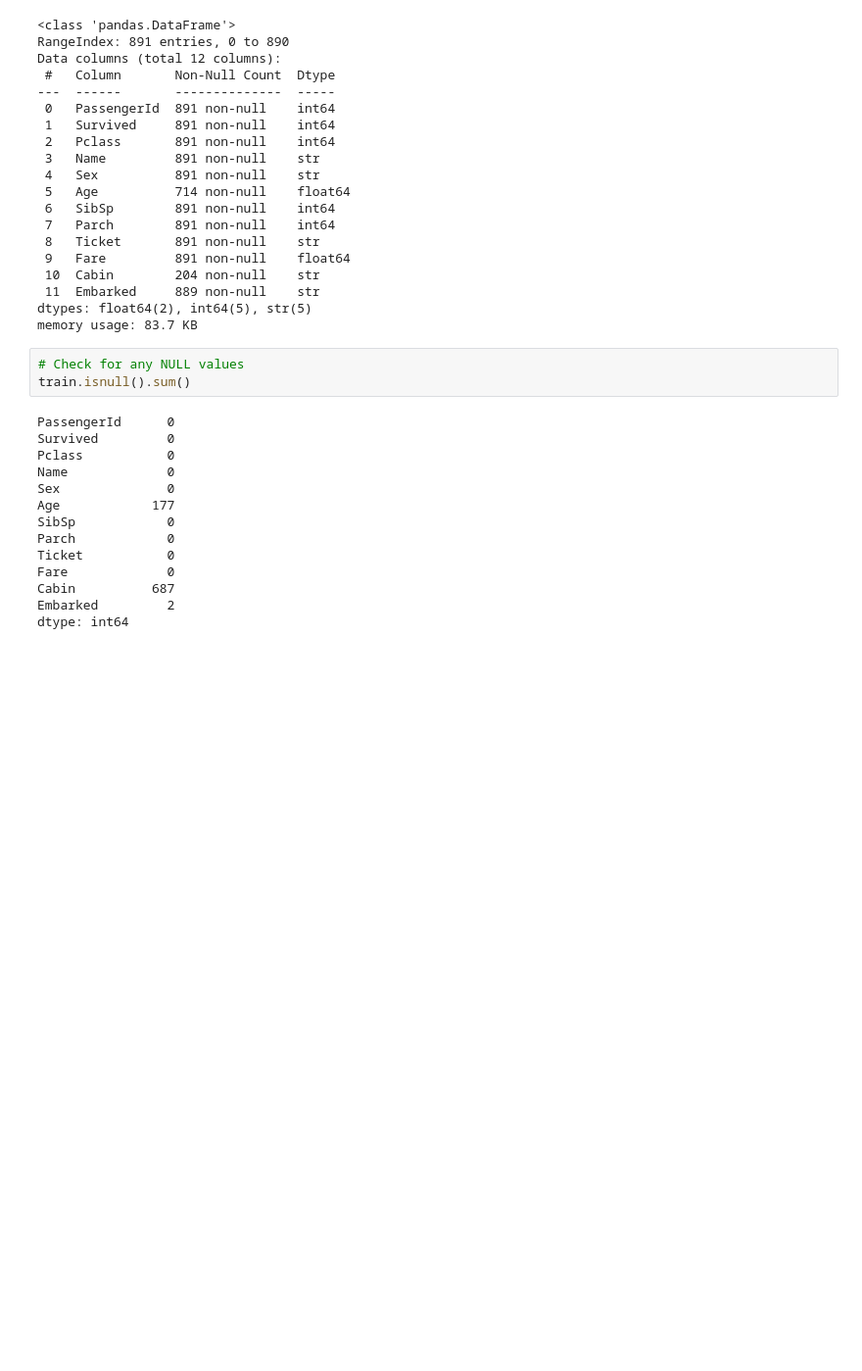
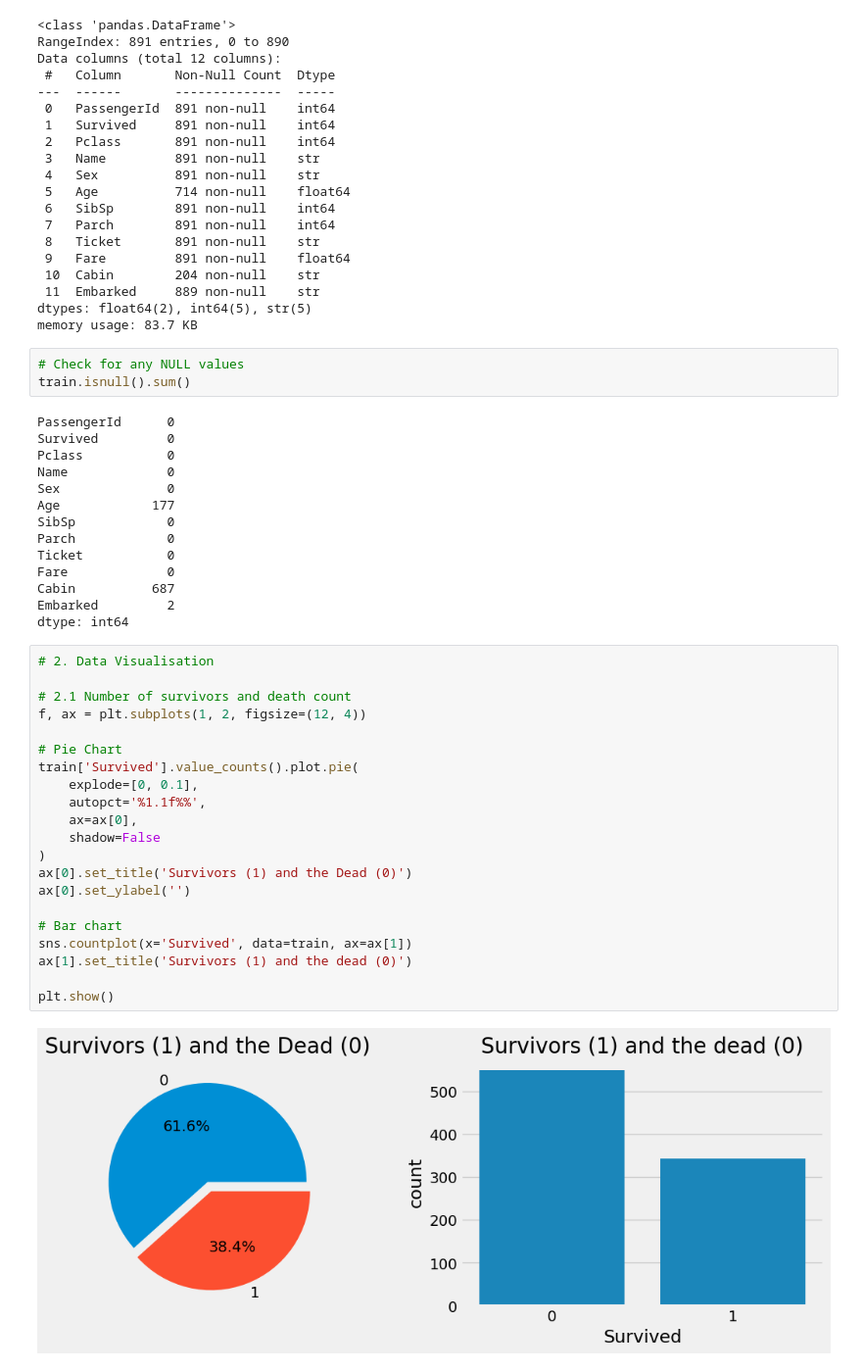
Before and after one commit to lxyla/titanic-survival-prediction, a Jupyter notebook: titanic_survival_prediction.ipynb, the cells around one changed output. Shown at 98% size. Saved outputs shown, nothing was run; the diff lists cells and outputs as text; blank space fills up the shorter version.

Commit message:
Add: Data Visualisation

```diff
--- a/titanic_survival_prediction.ipynb
+++ b/titanic_survival_prediction.ipynb
@@ -61,3 +61,26 @@ Fare             0
 Cabin          687
 Embarked         2
 dtype: int64
+# %%
+# 2. Data Visualisation
+
+# 2.1 Number of survivors and death count
+f, ax = plt.subplots(1, 2, figsize=(12, 4))
+
+# Pie Chart
+train['Survived'].value_counts().plot.pie(
+    explode=[0, 0.1],
+    autopct='%1.1f%%',
+    ax=ax[0],
+    shadow=False
+)
+ax[0].set_title('Survivors (1) and the Dead (0)')
+ax[0].set_ylabel('')
+
+# Bar chart
+sns.countplot(x='Survived', data=train, ax=ax[1])
+ax[1].set_title('Survivors (1) and the dead (0)')
+
+plt.show()
+# %% [output]
+[figure, added]
```
Also changed, not shown: parts of 1 cell of this notebook.
